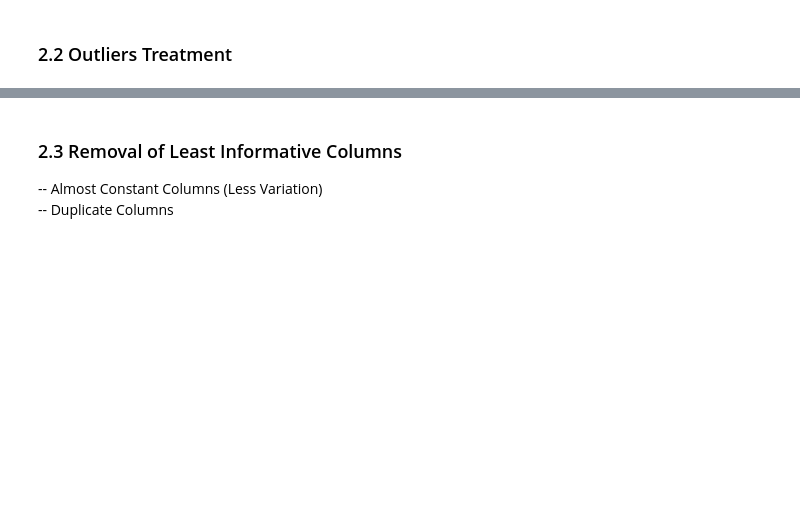
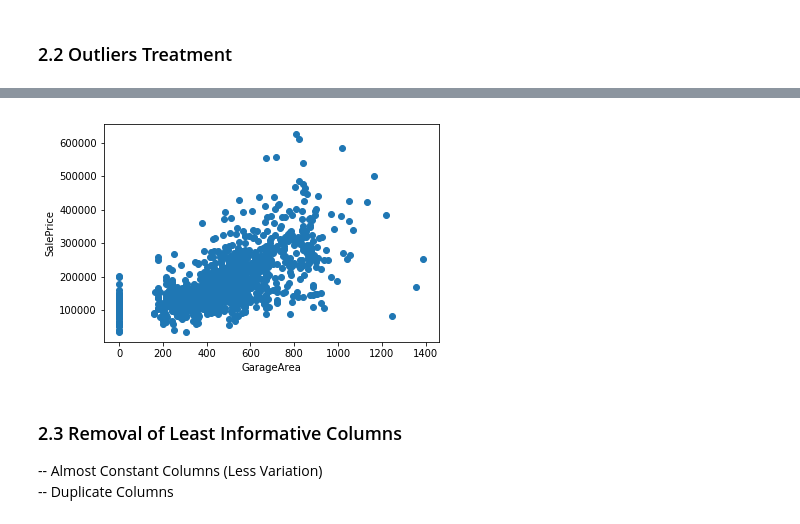
Before and after one commit to shivam5992/NUS_BAC_Workshop, a Jupyter notebook: workshop_inclass.ipynb, the cells around one changed output, grey strips where cells are left out. Saved outputs shown, nothing was run; the diff lists cells and outputs as text; code cells hidden in the pictures; blank space fills up the shorter version.

```diff
--- a/workshop_inclass.ipynb
+++ b/workshop_inclass.ipynb
@@ -90,3 +90,7 @@ Features : Attributes of a House
 First load the dataset in a pandas dataframe
 # %%
 ## Write Code Here to load the data in pandas dataframe
+import pandas as pd
+
+data = pd.read_csv("data/house_prices.csv")
+data.head()
@@ -175,3 +262,19 @@ import matplotlib.pyplot as plt
+# %%
+#Deleting outliers
+outlier = data[(data["SalePrice"] > 60000) & (data["GrLivArea"] > 4000)]
+data = data.drop(outlier.index)
+
+
+fig, ax = plt.subplots()
+ax.scatter(x = data['GarageArea'], y = data['SalePrice'])
+plt.xlabel("GarageArea")
+plt.ylabel("SalePrice")
+plt.show();
+
+#Check the graphic again
+## Write Code Here
+# %% [output]
+[figure, added]
 # %%
 ## Write Code Here
 # %% [markdown]
```
Also changed, not shown: parts of 32 cells of this notebook, 2 other files.
